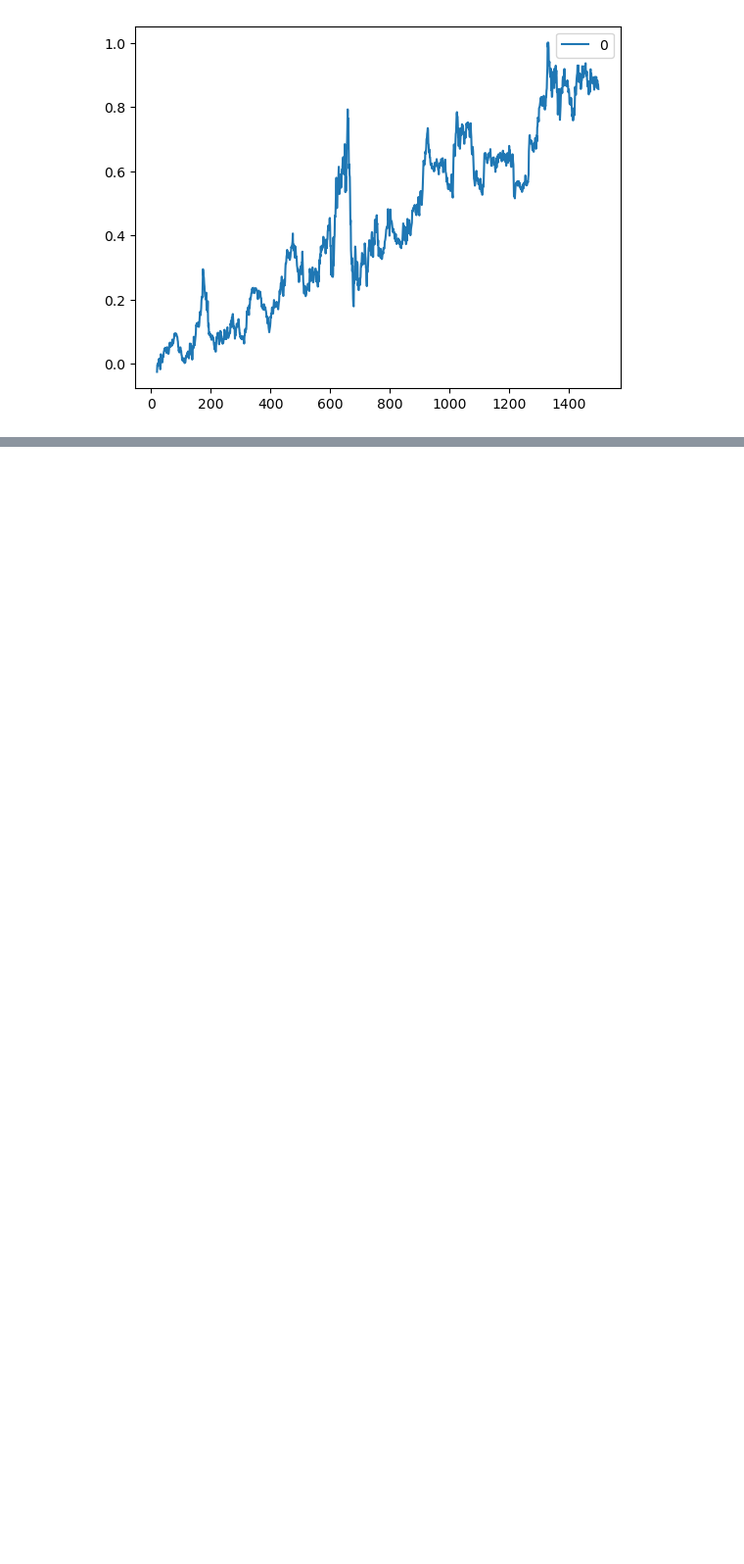
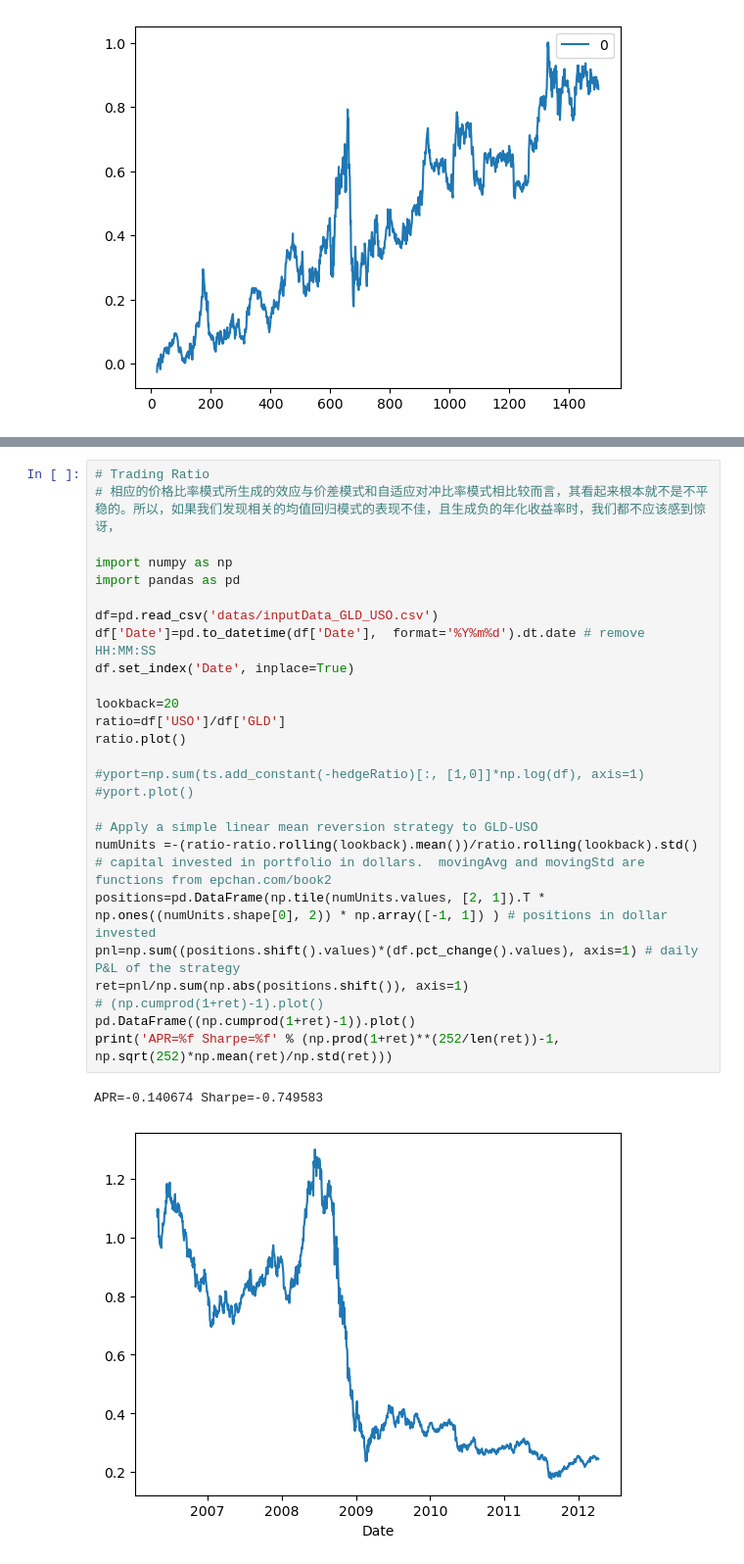
Before and after one commit to stardust1900/doushuai, a Jupyter notebook: posts/2024-08-29-Algorithmic-Trading-3.ipynb, the cells around one changed output, grey strips where cells are left out. Shown at 98% size. Cells and saved outputs as stored; diff of their text form; blank space fills up the shorter version.

```diff
--- a/posts/2024-08-29-Algorithmic-Trading-3.ipynb
+++ b/posts/2024-08-29-Algorithmic-Trading-3.ipynb
@@ -75,0 +111,29 @@ APR=0.109551 Sharpe=0.598899
+# %%
+# Trading Ratio
+# 相应的价格比率模式所生成的效应与价差模式和自适应对冲比率模式相比较而言，其看起来根本就不是不平稳的。所以，如果我们发现相关的均值回归模式的表现不佳，且生成负的年化收益率时，我们都不应该感到惊讶，
+
+import numpy as np
+import pandas as pd
+
+df=pd.read_csv('datas/inputData_GLD_USO.csv')
+df['Date']=pd.to_datetime(df['Date'],  format='%Y%m%d').dt.date # remove HH:MM:SS
+df.set_index('Date', inplace=True)
+
+lookback=20
+ratio=df['USO']/df['GLD']
+ratio.plot()
+
+#yport=np.sum(ts.add_constant(-hedgeRatio)[:, [1,0]]*np.log(df), axis=1)
+#yport.plot()
+
+# Apply a simple linear mean reversion strategy to GLD-USO
+numUnits =-(ratio-ratio.rolling(lookback).mean())/ratio.rolling(lookback).std() # capital invested in portfolio in dollars.  movingAvg and movingStd are functions from epchan.com/book2
+positions=pd.DataFrame(np.tile(numUnits.values, [2, 1]).T * np.ones((numUnits.shape[0], 2)) * np.array([-1, 1]) ) # positions in dollar invested
+pnl=np.sum((positions.shift().values)*(df.pct_change().values), axis=1) # daily P&L of the strategy
+ret=pnl/np.sum(np.abs(positions.shift()), axis=1)
+# (np.cumprod(1+ret)-1).plot()
+pd.DataFrame((np.cumprod(1+ret)-1)).plot()
+print('APR=%f Sharpe=%f' % (np.prod(1+ret)**(252/len(ret))-1, np.sqrt(252)*np.mean(ret)/np.std(ret)))
+# %% [output]
+APR=-0.140674 Sharpe=-0.749583
+[figure, added]
```
Also changed, not shown: parts of 7 cells of this notebook, 11 other files.
